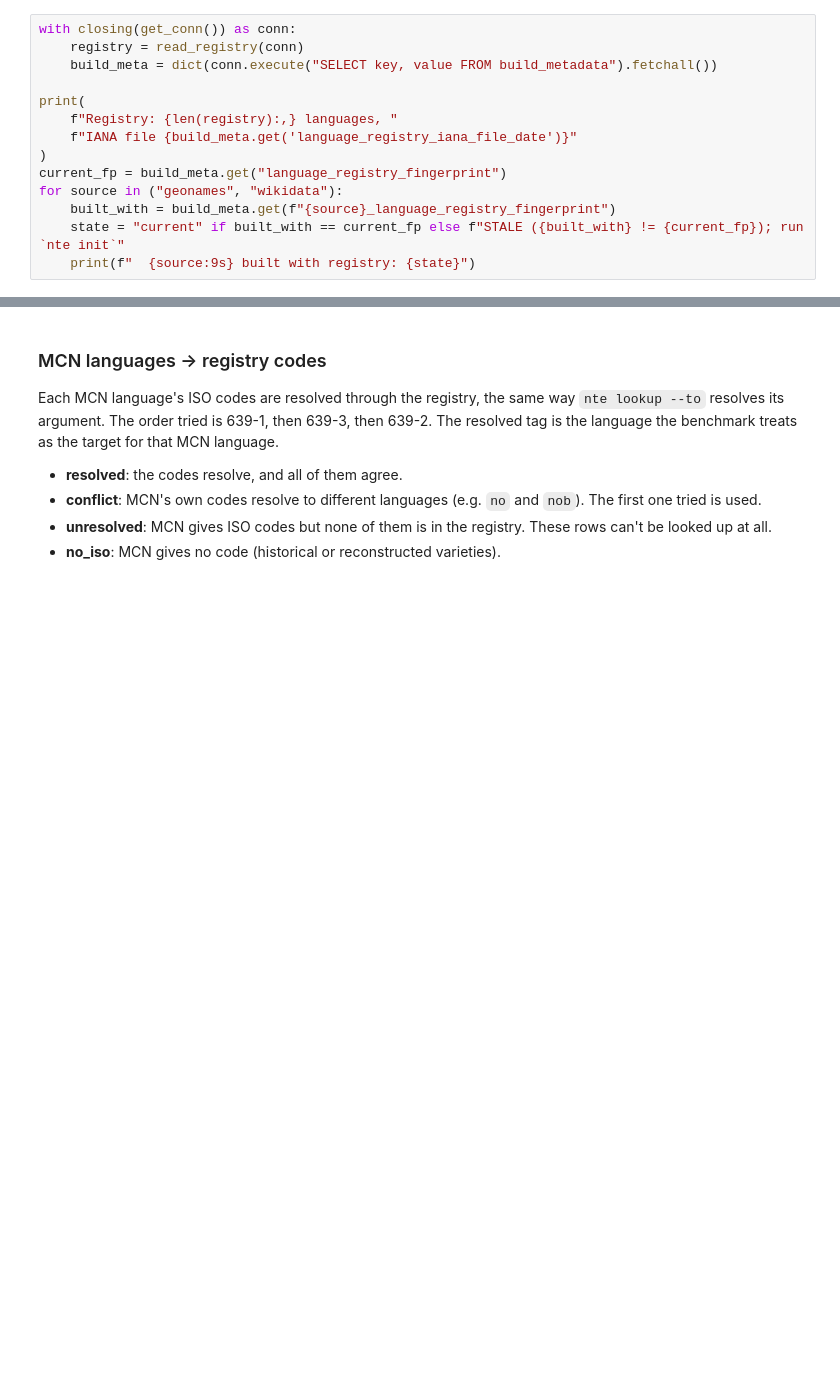
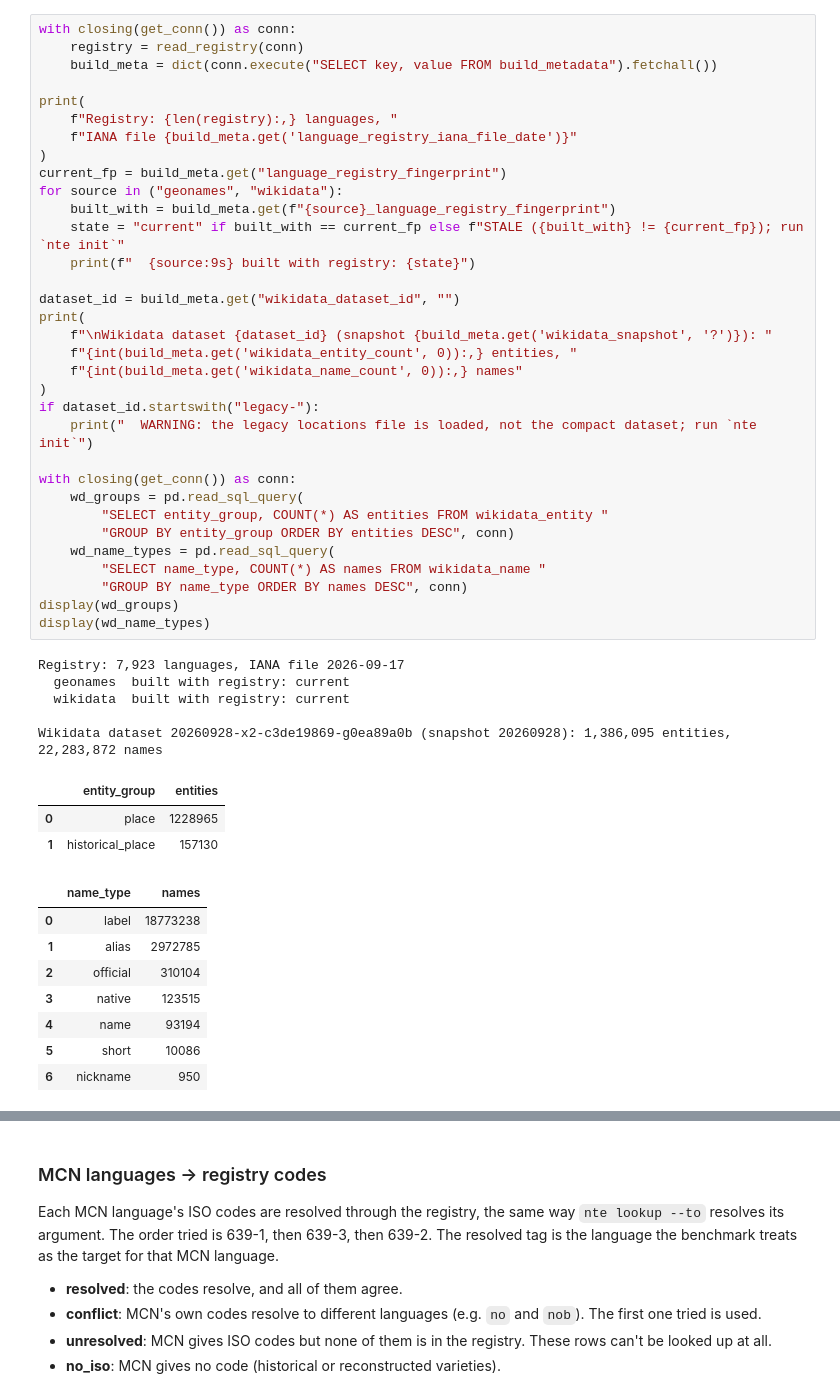
Before and after one commit to Acueres/NameTransductionEngine, a Jupyter notebook: analysis/mcn_benchmark_general.ipynb, the cells around one changed output, grey strips where cells are left out. Drawn from its saved outputs; the diff is of its cells as text; blank space fills up the shorter version.

```diff
--- a/analysis/mcn_benchmark_general.ipynb
+++ b/analysis/mcn_benchmark_general.ipynb
@@ -72,17 +77,53 @@ Both datasets were normalized against the same language registry at build time.
 # %%
 with closing(get_conn()) as conn:
     registry = read_registry(conn)
     build_meta = dict(conn.execute("SELECT key, value FROM build_metadata").fetchall())
 
 print(
     f"Registry: {len(registry):,} languages, "
     f"IANA file {build_meta.get('language_registry_iana_file_date')}"
 )
 current_fp = build_meta.get("language_registry_fingerprint")
 for source in ("geonames", "wikidata"):
     built_with = build_meta.get(f"{source}_language_registry_fingerprint")
     state = "current" if built_with == current_fp else f"STALE ({built_with} != {current_fp}); run `nte init`"
     print(f"  {source:9s} built with registry: {state}")
+
+dataset_id = build_meta.get("wikidata_dataset_id", "")
+print(
+    f"\nWikidata dataset {dataset_id} (snapshot {build_meta.get('wikidata_snapshot', '?')}): "
+    f"{int(build_meta.get('wikidata_entity_count', 0)):,} entities, "
+    f"{int(build_meta.get('wikidata_name_count', 0)):,} names"
+)
+if dataset_id.startswith("legacy-"):
+    print("  WARNING: the legacy locations file is loaded, not the compact dataset; run `nte init`")
+
+with closing(get_conn()) as conn:
+    wd_groups = pd.read_sql_query(
+        "SELECT entity_group, COUNT(*) AS entities FROM wikidata_entity "
+        "GROUP BY entity_group ORDER BY entities DESC", conn)
+    wd_name_types = pd.read_sql_query(
+        "SELECT name_type, COUNT(*) AS names FROM wikidata_name "
+        "GROUP BY name_type ORDER BY names DESC", conn)
+display(wd_groups)
+display(wd_name_types)
+# %% [output]
+Registry: 7,923 languages, IANA file 2026-09-17
+  geonames  built with registry: current
+  wikidata  built with registry: current
+
+Wikidata dataset 20260928-x2-c3de19869-g0ea89a0b (snapshot 20260928): 1,386,095 entities, 22,283,872 names
+|  | entity_group | entities |
+| 0 | place | 1228965 |
+| 1 | historical_place | 157130 |
+|  | name_type | names |
+| 0 | label | 18773238 |
+| 1 | alias | 2972785 |
+| 2 | official | 310104 |
+| 3 | native | 123515 |
+| 4 | name | 93194 |
+| 5 | short | 10086 |
+| 6 | nickname | 950 |
 # %%
 # Build the MCN-language -> ISO-code map from languages.xml
 languages_tree = ET.parse(MCN_LANGUAGES)
```
Also changed, not shown: parts of 24 cells of this notebook, 23 other files.
